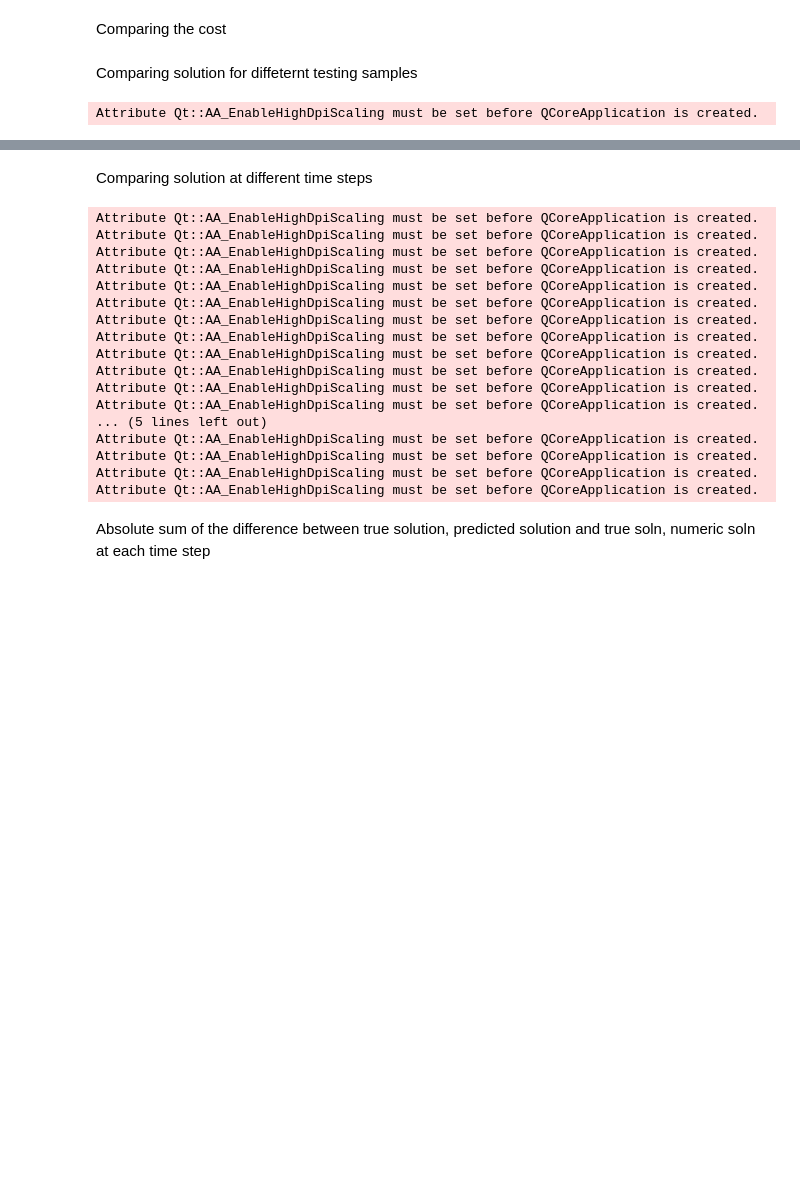
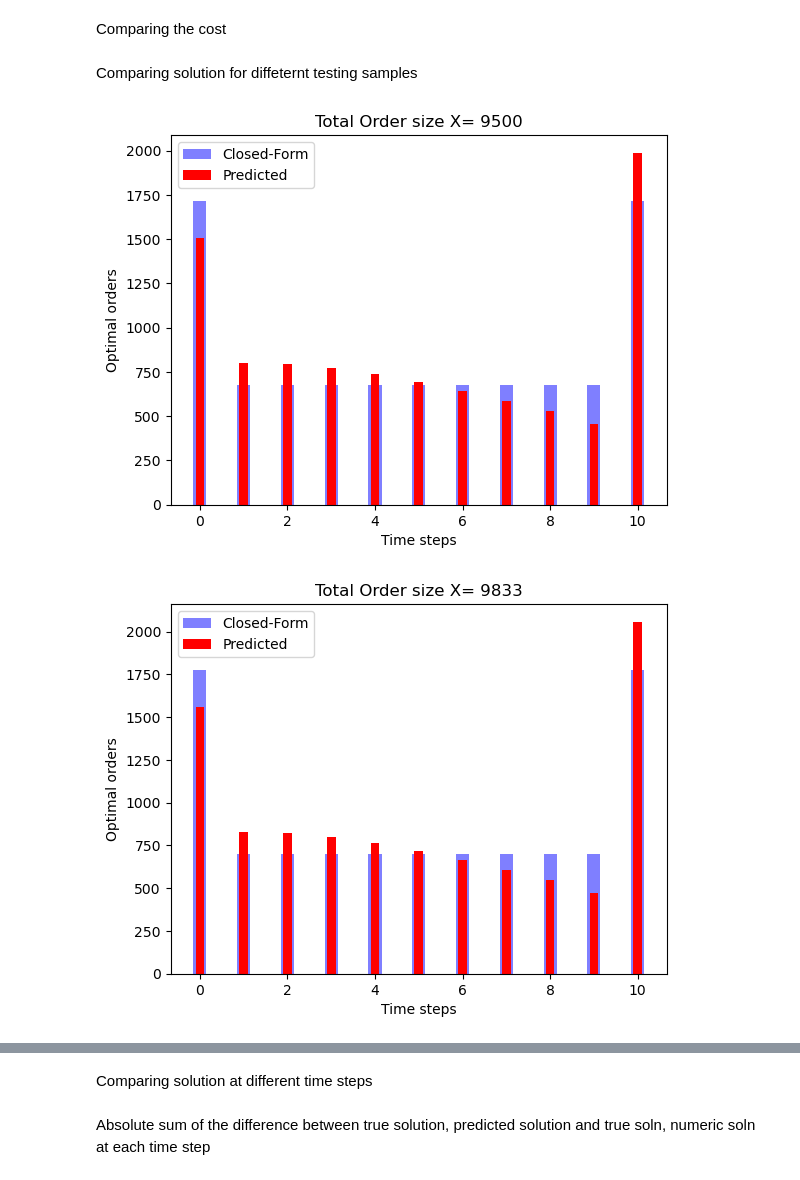
Before and after one commit to arashfahim/multiscale-PGM-for-stochastic-control, a Jupyter notebook: UpdatedCodes/LOB_Linear/LOB_Forward_Unit_Final_Edited.ipynb, the cells around one changed output, grey strips where cells are left out. Drawn from its saved outputs; the diff is of its cells as text; code cells hidden in the pictures; blank space fills up the shorter version.

```diff
--- a/UpdatedCodes/LOB_Linear/LOB_Forward_Unit_Final_Edited.ipynb
+++ b/UpdatedCodes/LOB_Linear/LOB_Forward_Unit_Final_Edited.ipynb
@@ -18,6 +21,6 @@ torch.set_default_dtype(torch.float64)
 # %%
 M=1000
-ite=100
+ite=10
 dim_n=3
 T=1
 delta = torch.tensor(T/ite)
@@ -29,6 +32,6 @@ gamma=0.0
 kappa=1
 rho=5
 X0=10000
-neuron_model_psi=50
+neuron_model_psi=16
 print(delta)
 # %% [output]
@@ -35,0 +39,14 @@ tensor(0.0100)
+# %%
+params = {'M':1000,
+        'num_time_steps':10,
+        'dim':3, #dimension
+        'T':1,# terminal time
+        'sigma':0.2,
+        'mu':0.3,
+        'A0':0.0, #initial fundamental price
+        'gamma':0.0, # permanent price impact
+        'kappa':1,#price impact coeff
+        'rho':5,#resillience
+        'init_balance':10000,
+        'num_neurons':16}
+delta = torch.tensor(T/ite)
@@ -105,7 +167,7 @@ Training
 start=time.time()
 lr1 = 8e-3
 epoch=0
-num_epochs=1000
+num_epochs=500
 loss_epoch=[]
 L_=torch.tensor([-1000])
 optimizer = optim.Adam(model.parameters(), lr1)
@@ -123,7 +185,7 @@ while (torch.abs(L_-cost)/torch.abs(L_)>err) &  (epoch <= num_epochs):
     L_ = loss_epoch[epoch-1]
   #print(cost,L_.item())
   if (epoch % int(num_epochs/5)== int(num_epochs/5)-1) | (epoch == 0):
-    print("At epoch {} the mean cost is {}.  Eproch training time = {:.2E} ms".format(epoch,cost.detach(),1000*(time.time()-t0)))
+    print("At epoch {} the mean cost is {:.10E}.  Eproch training time = {:.2E} ms".format(epoch,cost.detach(),1000*(time.time()-t0)))
   if (torch.abs(L_-cost)/torch.abs(L_)<=err):
     print("Delta Loss = {} , epoch = {}.".format(torch.abs(L_-cost)/torch.abs(L_),epoch))
 
@@ -210,7 +265,7 @@ def cost(y):
     D1=(D1+kappa*y[i])*np.exp(-rho*T/ite)
   return cost1
 # %%
-model=torch.load('model_N100_T1_K1_rho5_neo50.pth')
+# model=torch.load('model_N100_T1_K1_rho5_neo50.pth')
 # %% [markdown]
 **Testing ** We have compared the closed form solution from Obhizaeva and Wang, our predicted solution and the solution from python convex optimization package cvxpy
 # %%
@@ -276,24 +345,25 @@ Comparing solution for diffeternt testing samples
 # %%
 p_soln=a.numpy()
 t_step=np.linspace(0,ite,num=ite+1)
 # name='/Users/shirinprovat/Desktop/Robin_Research/LOB_Linear/N_10_Linear.eps'
 def plotting(t):
   #print('Total order size=',x1[t],np.sum(n_soln[t]),np.sum(p_soln[t]))
   #print(n_soln[t],p_soln[t])
   #plt.figure(figsize=(4,3))
-  plt.bar(t_step,t_soln[t],color='blue',width=0.3,label='Closed-Form')
+  plt.bar(t_step,t_soln[t],color='blue',width=0.3,label='Closed-Form',alpha=0.5)
   plt.bar(t_step,p_soln[t],color='red',width=0.2,label='Predicted')
   #plt.bar(t_step,n_soln[t],color='green',width=0.1,label='numeric')
   plt.title('Total Order size X= %i' % (x1[t]))
   plt.xlabel('Time steps')
   plt.ylabel('Optimal orders')
   plt.legend()
 
   #plt.savefig('f.eps', format='eps')
 #   if(t==0):
 #     plt.savefig(name,format='eps')
   plt.show()
 for i in range(0,M1,3):
   plotting(i)
 # %% [output]
-Attribute Qt::AA_EnableHighDpiScaling must be set before QCoreApplication is created.
+[figure, added]
+[figure, added]
@@ -313,40 +385,22 @@ Attribute Qt::AA_EnableHighDpiScaling must be set before QCoreApplication is cre
 # %% [markdown]
 Comparing solution at different time steps
 # %%
-#p_soln=a.numpy()
-t_step=np.linspace(0,ite,num=ite+1)
-X=R_test.squeeze(1).numpy()
-def plotting_time(t):
-  #print(t_soln[t],p_soln[t])
-  plt.figure(figsize=(4,3))
-  plt.plot(X,t_soln[:,0],color='blue',label='true')
-  plt.plot(X,p_soln[:,0],color='red',label='pred')
-  plt.plot(X,n_soln[:,0],color='green',label='numeric')
-  plt.title('At time= %d' % (t_step[t]))
-  plt.xlabel('Total Order size')
-  plt.ylabel('Optimal orders')
-  plt.legend()
-  plt.show
-for i in range(0,t_step.shape[0],5):
-  plotting_time(i)
+# #p_soln=a.numpy()
+# t_step=np.linspace(0,ite,num=ite+1)
+# X=R_test.squeeze(1).numpy()
+# def plotting_time(t):
+#   #print(t_soln[t],p_soln[t])
+#   plt.figure(figsize=(4,3))
+#   plt.plot(X,t_soln[:,0],color='blue',label='true')
+#   plt.plot(X,p_soln[:,0],color='red',label='pred')
+#   # plt.plot(X,n_soln[:,0],color='green',label='numeric')
+#   plt.title('At time= %d' % (t_step[t]))
+#   plt.xlabel('Total Order size')
+#   plt.ylabel('Optimal orders')
+#   plt.legend()
+#   plt.show
+# for i in range(0,t_step.shape[0],5):
+#   plotting_time(i)
-# %% [output]
-Attribute Qt::AA_EnableHighDpiScaling must be set before QCoreApplication is created.
-Attribute Qt::AA_EnableHighDpiScaling must be set before QCoreApplication is created.
-Attribute Qt::AA_EnableHighDpiScaling must be set before QCoreApplication is created.
-Attribute Qt::AA_EnableHighDpiScaling must be set before QCoreApplication is created.
-Attribute Qt::AA_EnableHighDpiScaling must be set before QCoreApplication is created.
-Attribute Qt::AA_EnableHighDpiScaling must be set before QCoreApplication is created.
-Attribute Qt::AA_EnableHighDpiScaling must be set before QCoreApplication is created.
-Attribute Qt::AA_EnableHighDpiScaling must be set before QCoreApplication is created.
-Attribute Qt::AA_EnableHighDpiScaling must be set before QCoreApplication is created.
-Attribute Qt::AA_EnableHighDpiScaling must be set before QCoreApplication is created.
-Attribute Qt::AA_EnableHighDpiScaling must be set before QCoreApplication is created.
-Attribute Qt::AA_EnableHighDpiScaling must be set before QCoreApplication is created.
-... (5 lines left out)
-Attribute Qt::AA_EnableHighDpiScaling must be set before QCoreApplication is created.
-Attribute Qt::AA_EnableHighDpiScaling must be set before QCoreApplication is created.
-Attribute Qt::AA_EnableHighDpiScaling must be set before QCoreApplication is created.
-Attribute Qt::AA_EnableHighDpiScaling must be set before QCoreApplication is created.
 # %% [markdown]
 Absolute sum of the difference between true solution, predicted solution and true soln, numeric soln at each time step
 # %%
```
Also changed, not shown: parts of 19 cells of this notebook, 2 other files.
